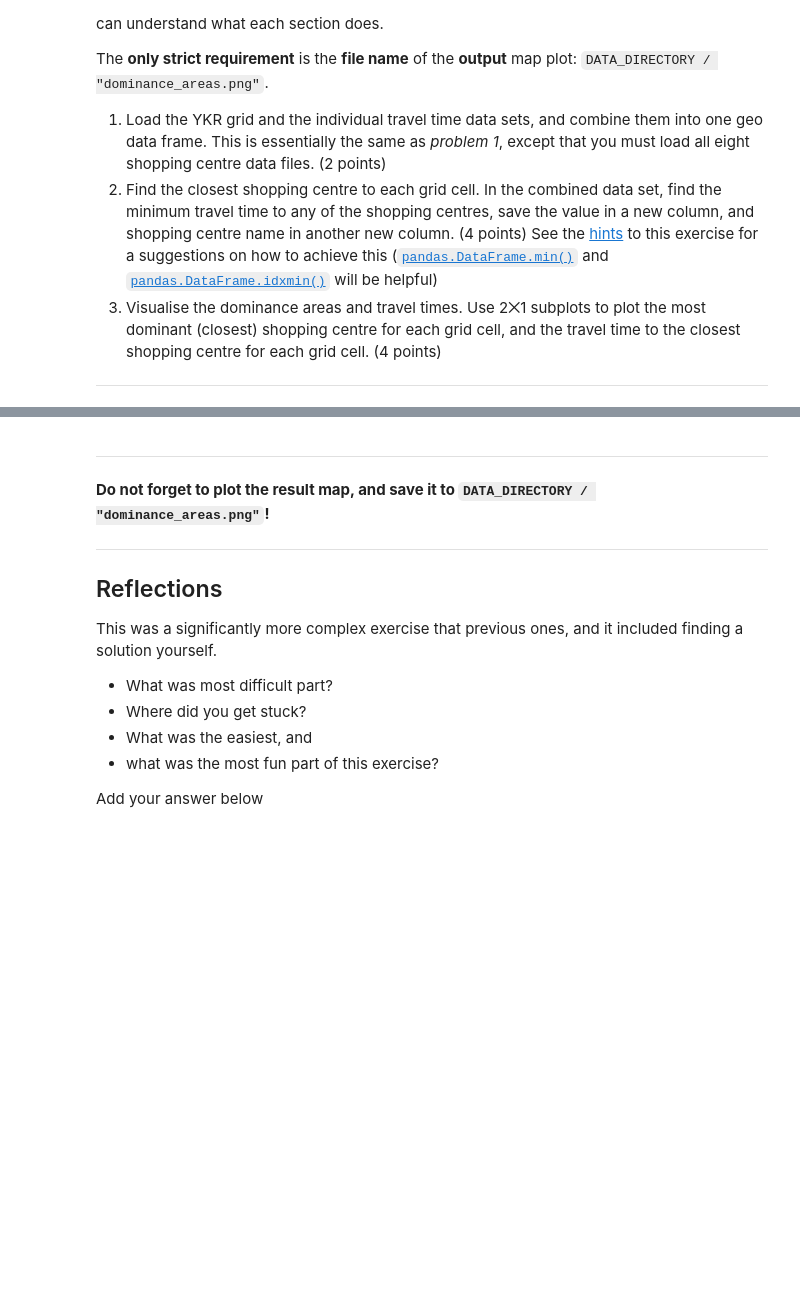
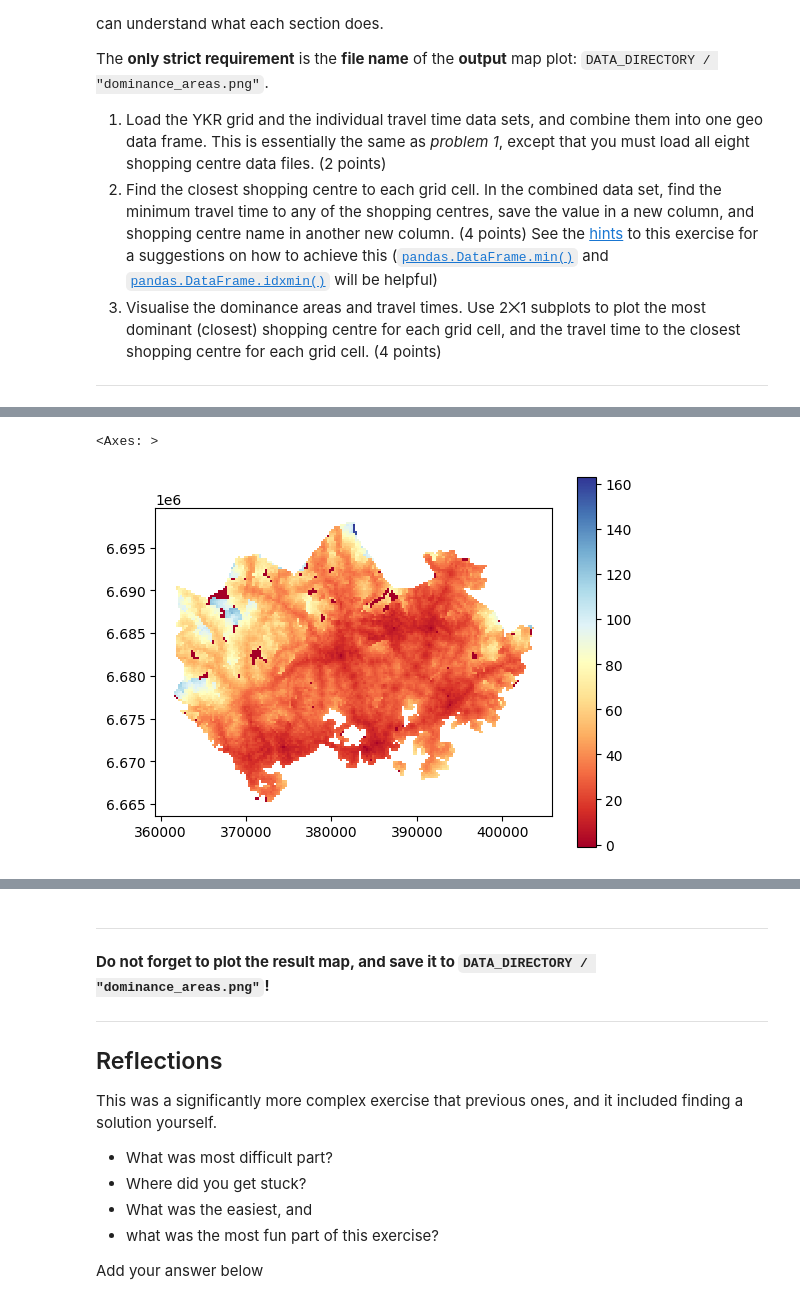
Before and after one commit to SyedAR-17/Geo-Python, a Jupyter notebook: Exercise-4-problem-2.ipynb, the cells around one changed output, grey strips where cells are left out. Drawn from its saved outputs; the diff is of its cells as text; code cells hidden in the pictures; blank space fills up the shorter version.

```diff
--- a/Exercise-4-problem-2.ipynb
+++ b/Exercise-4-problem-2.ipynb
@@ -72,0 +160,22 @@ ruo = pandas.read_csv("/content/travel_times_to_5980260_Ruoholahti.txt", sep=';'
+# %%
+# prompt: Find the closest shopping centre to each grid cell. In the combined data set, find the minimum travel time to any of the shopping centres, save the value in a new column, and shopping centre name in another new column.
+
+import pandas as pd
+
+# Find the minimum travel time to any shopping centre for each grid cell
+df['min_travel_time'] = df[['travel_time_jumbo', 'travel_time_dixi', 'travel_time_myyrmanni', 'travel_time_itis', 'travel_time_forum', 'travel_time_iso', 'travel_time_ruoholahti']].min(axis=1)
+
+
+# Rename the columns for clarity
+df.rename(columns={
+    'pt_r_t_jumbo': 'travel_time_jumbo',
+    'pt_r_t_dixi': 'travel_time_dixi',
+    'pt_r_t_myyrmanni': 'travel_time_myyrmanni',
+    'pt_r_t_itis': 'travel_time_itis',
+    'pt_r_t_forum': 'travel_time_forum',
+    'pt_r_t_iso': 'travel_time_iso',
+    'pt_r_t_ruo': 'travel_time_ruoholahti'
+}, inplace=True)
+
+# Print the head of the dataframe
+df.head()
@@ -72,0 +201,8 @@ ruo = pandas.read_csv("/content/travel_times_to_5980260_Ruoholahti.txt", sep=';'
+# %%
+# prompt: remove a prefix from all values in a coloumn
+
+df['closest_shopping_centre'] = df['closest_shopping_centre'].str.replace('pt_r_t_', '')
+# %%
+
+
+df['closest_shopping_centre'] = df['closest_shopping_centre'].str.capitalize()
@@ -73,2 +219,6 @@ ruo = pandas.read_csv("/content/travel_times_to_5980260_Ruoholahti.txt", sep=';'
 # %%
 # ADD YOUR OWN CODE HERE
+df.plot(column="min_travel_time",cmap="RdYlBu", linewidth=0, legend=True)
+# %% [output]
+<Axes: >
+[figure, added]
```
Also changed, not shown: parts of 14 cells of this notebook.
